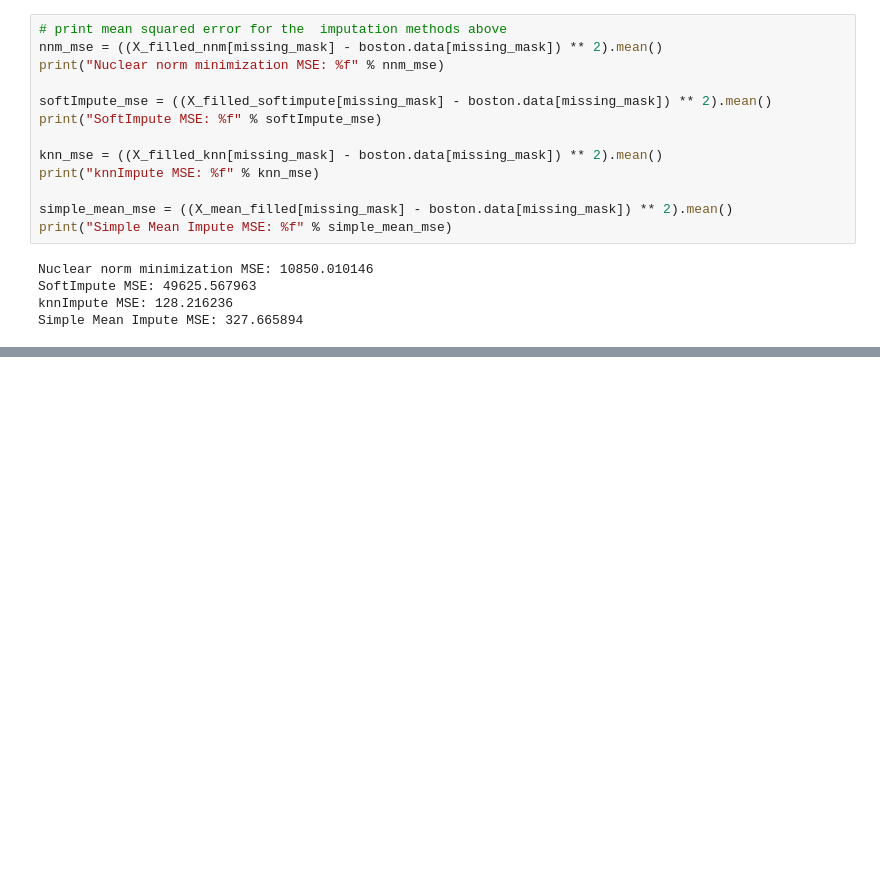
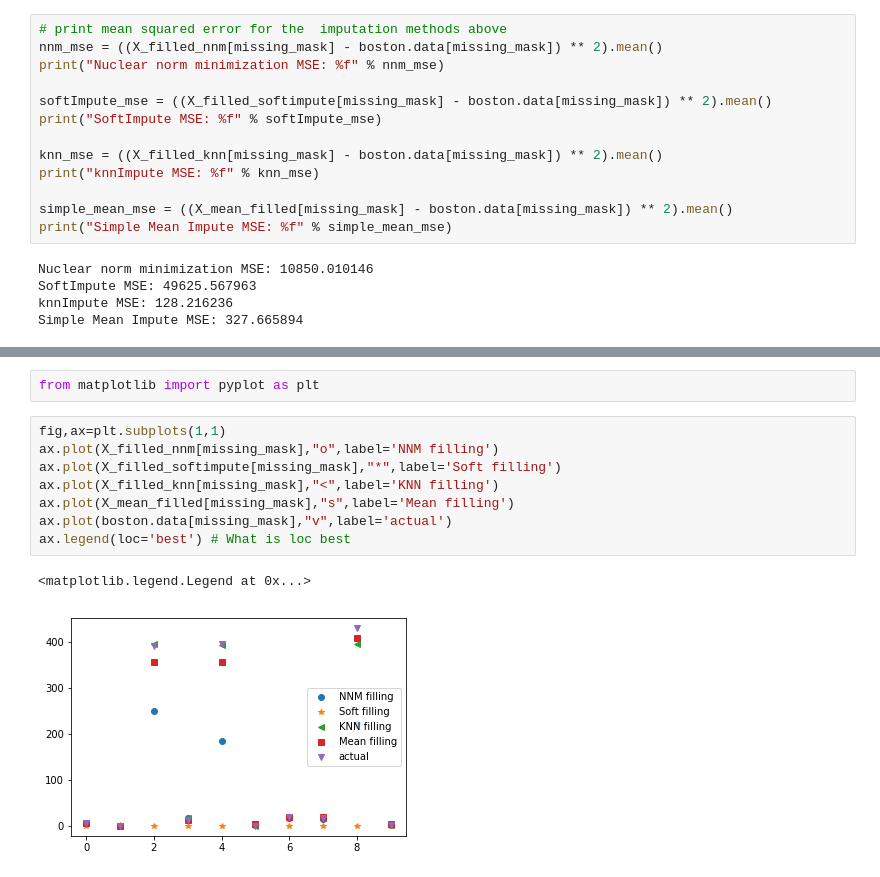
Before and after one commit to BindiyaB/DataSciencePractice, a Jupyter notebook: Imputation_Technique.ipynb, the cells around one changed output, grey strips where cells are left out. Drawn from its saved outputs; the diff is of its cells as text; blank space fills up the shorter version.

```diff
--- a/Imputation_Technique.ipynb
+++ b/Imputation_Technique.ipynb
@@ -121,0 +119,13 @@ SyntaxError: ignored
+# %%
+from matplotlib import pyplot as plt
+# %%
+fig,ax=plt.subplots(1,1)
+ax.plot(X_filled_nnm[missing_mask],"o",label='NNM filling')
+ax.plot(X_filled_softimpute[missing_mask],"*",label='Soft filling')
+ax.plot(X_filled_knn[missing_mask],"<",label='KNN filling')
+ax.plot(X_mean_filled[missing_mask],"s",label='Mean filling')
+ax.plot(boston.data[missing_mask],"v",label='actual')
+ax.legend(loc='best') # What is loc best
+# %% [output]
+<matplotlib.legend.Legend at 0x...>
+[figure, added]
```
Also changed, not shown: parts of 3 cells of this notebook.
